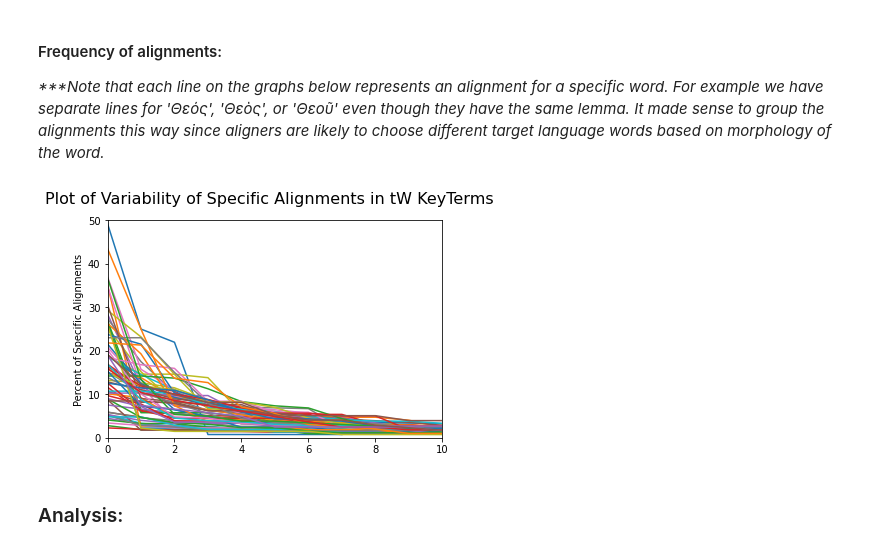
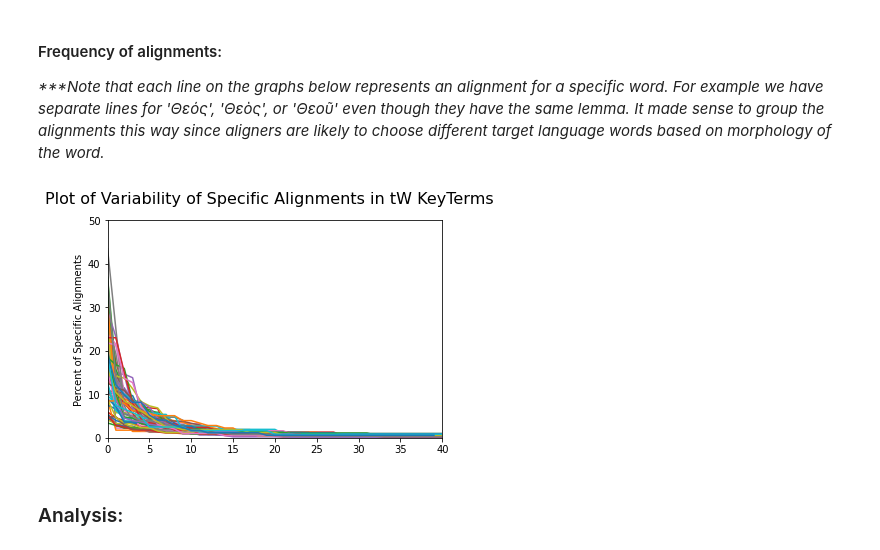
Before and after one commit to unfoldingWord-box3/alignment-ml, a Jupyter notebook: plot_multi_alignments.ipynb, the cells around one changed output. Cells and saved outputs as stored; diff of their text form; code cells hidden in the pictures.

Commit message:
work on filtering and plotting

```diff
--- a/plot_multi_alignments.ipynb
+++ b/plot_multi_alignments.ipynb
@@ -22,7 +22,8 @@ Connection to SQLite DB successful
 # get alignments for tW keyterms
 
 minAlignments = 100
-remove = ['ὁ']
+remove = ['ὁ', 'τίθημι', 'ποιέω', 'ἀμήν', 'ἐξουσία', 'μέν']
 alignmentsForWord, filteredAlignmentsForWord = db.fetchAlignmentDataForLemmasCached(connection, type_, bibleType, minAlignments, remove)
+print(f"Original Language Alignments: {len(filteredAlignmentsForWord)}")
 # %% [output]
 Using cached Alignments
@@ -42,12 +46,12 @@ _***Note that each line on the graphs below represents an alignment for a specif
 # %%
 frequenciesOfAlignments = db.getFrequenciesOfFieldInAlignments(filteredAlignmentsForWord, 'alignmentTxt')
 
 title = f"Plot of Variability of Specific Alignments in tW KeyTerms"
 ylabel = "Percent of Specific Alignments"
-xlimit = [0, 10]
+xlimit = [0, 40]
 plot.plotFrequencies(frequenciesOfAlignments, title, ylabel, showXValues=False, xlimit=xlimit)
 # %% [output]
-[figure, old version]
+[figure, new version]
 # %% [markdown]
 ### Analysis:
 # %% [markdown]
```
Also changed, not shown: parts of 5 cells of this notebook, 4 other files.
